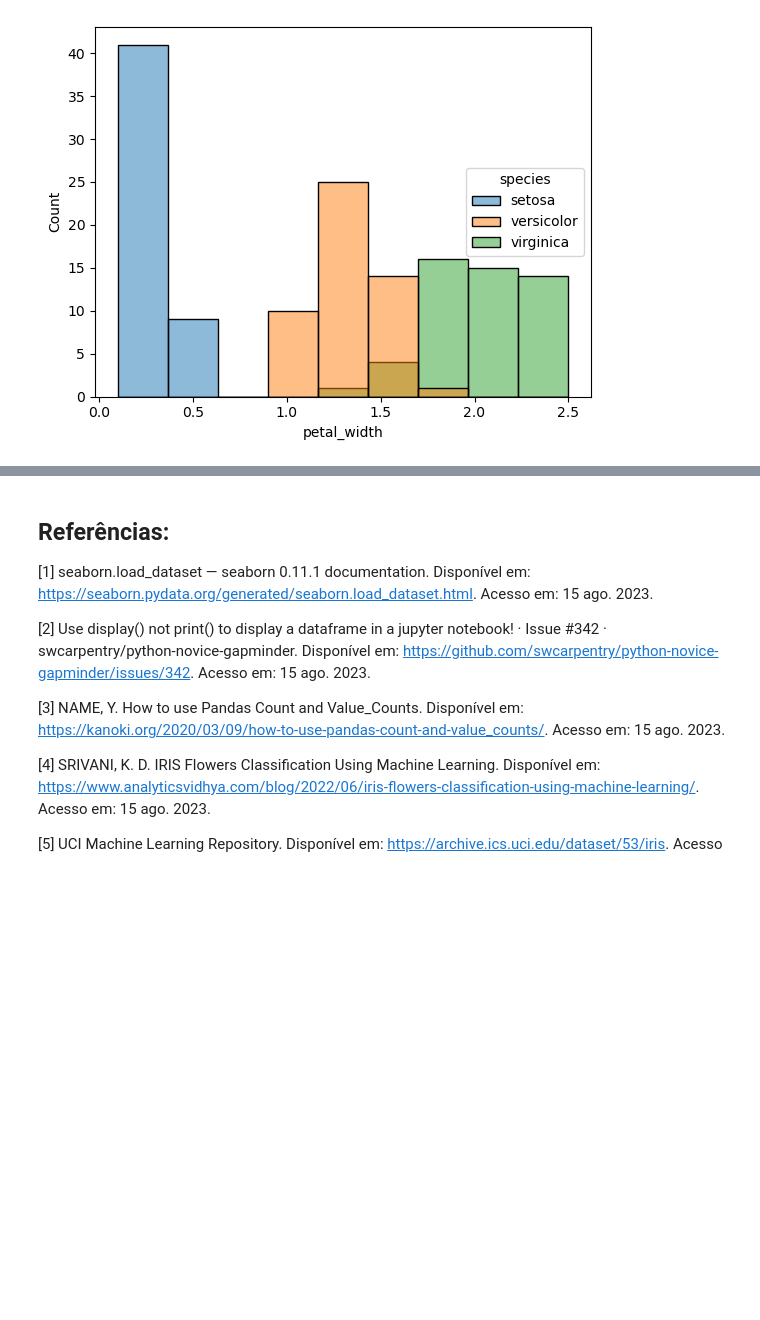
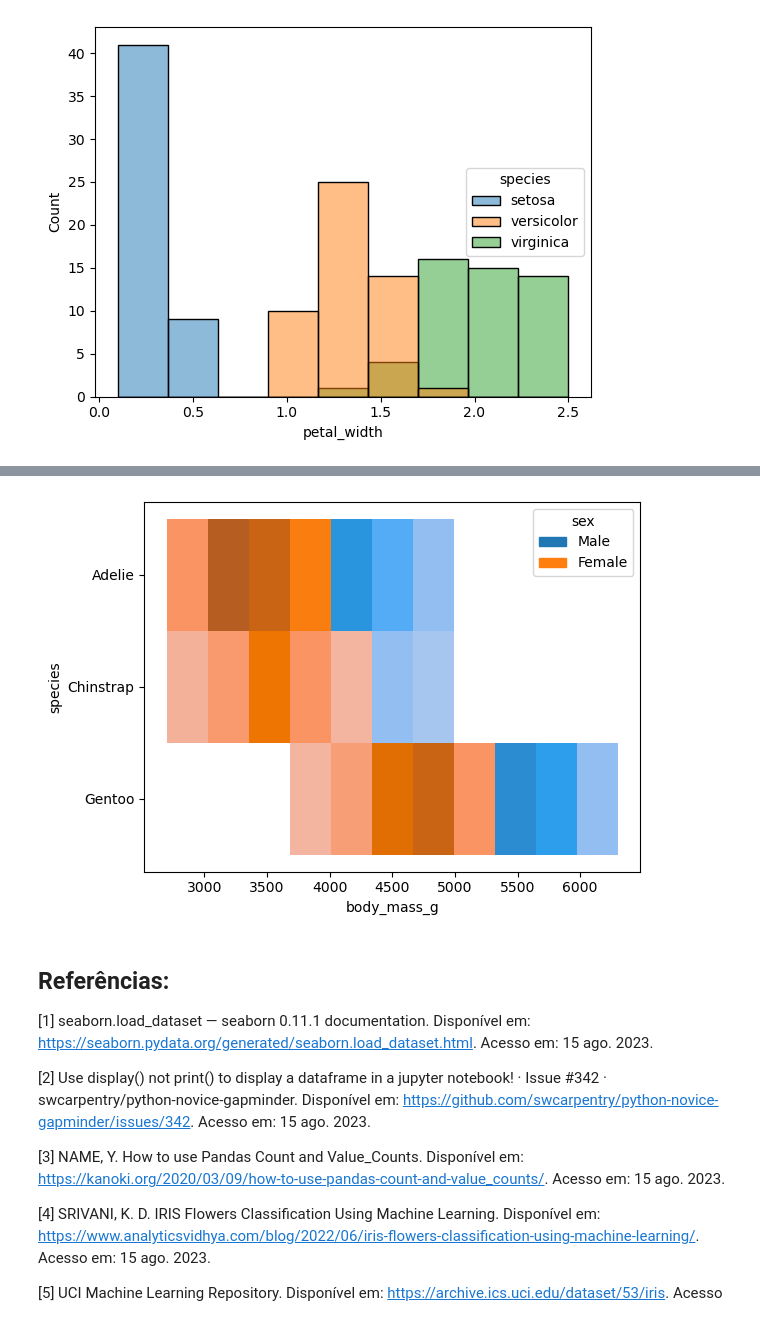
Before and after one commit to joseDavid23038/Aprendizado-de-M-quina, a Jupyter notebook: Dados 1/Dados 1.ipynb, the cells around one changed output, grey strips where cells are left out. Saved outputs shown, nothing was run; the diff lists cells and outputs as text; code cells hidden in the pictures; blank space fills up the shorter version.

Commit message:
pinguins

```diff
--- a/Dados 1/Dados 1.ipynb
+++ b/Dados 1/Dados 1.ipynb
@@ -58,3 +112,8 @@ sbn.move_legend(ax, "center right")
+# %%
+ax = sbn.histplot(pinguins, x="body_mass_g", y= "species", hue= "sex")
+sbn.move_legend(ax, "upper right")
+# %% [output]
+[figure, added]
 # %% [markdown]
 ## Referências:
 
```
Also changed, not shown: parts of 3 cells of this notebook.
